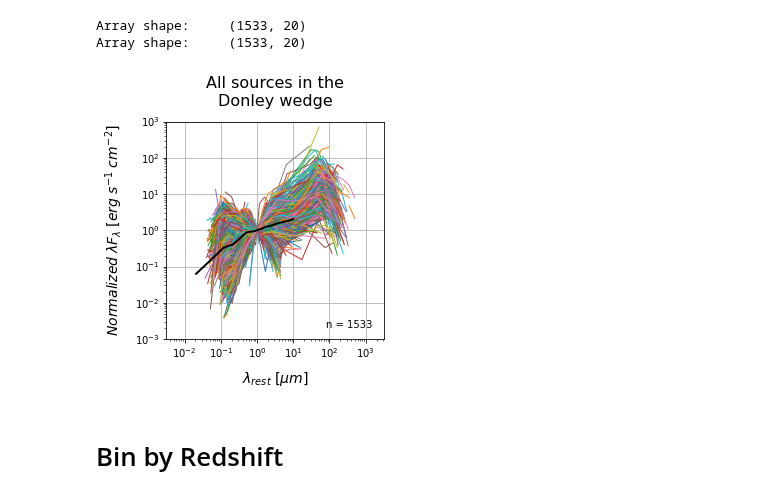
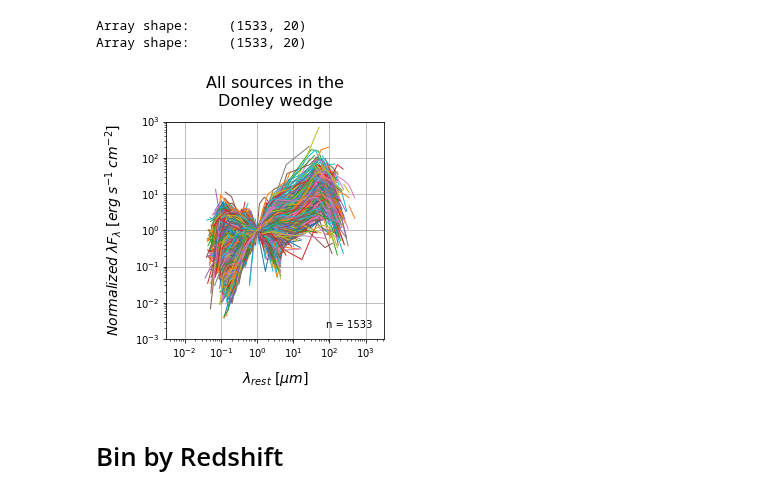
Before and after one commit to parallax-xallaraq/IfA-REU-Project, a Jupyter notebook: Code/Make_SED_RedYelBlu.ipynb, the cells around one changed output. Drawn from its saved outputs; the diff is of its cells as text; code cells hidden in the pictures.

Commit message:
cleanup and change median line range

```diff
--- a/Code/Make_SED_RedYelBlu.ipynb
+++ b/Code/Make_SED_RedYelBlu.ipynb
@@ -180,9 +180,9 @@ Array shape:     (1533, 20)
 Array shape:     (1533, 20)
 # %%
 # plot SED for red and yellow sources
-SED.PlotSED(don_lamR_A, don_lamFlam_ergscm2_norm, save=path_fig+'\COSMOS_SED_don.png', title='All sources in the\nDonley wedge')
+SED.PlotSED(don_lamR_A, don_lamFlam_ergscm2_norm, save=path_fig+'\COSMOS_SED_don.png', title='All sources in the\nDonley wedge', median=False)
 # %% [output]
-[figure, old version]
+[figure, new version]
 # %% [markdown]
 # Bin by Redshift
 # %%
```
Also changed, not shown: parts of 7 cells of this notebook, 15 other files.
